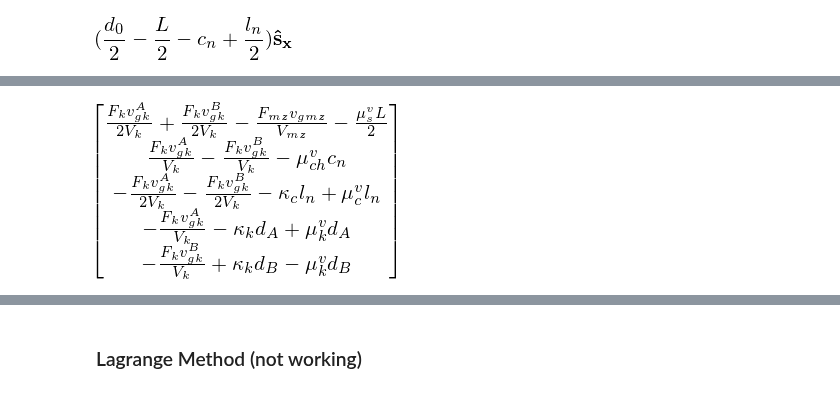
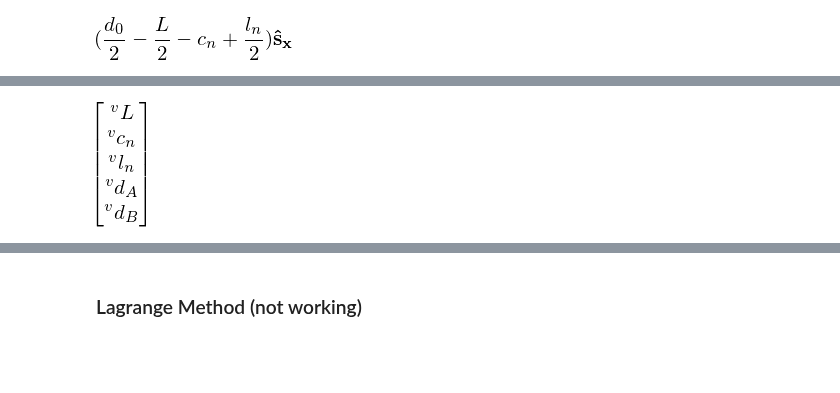
Before and after one commit to glyg/notebooks, a Jupyter notebook: kt_sim/sympy_dumb_spindle.ipynb, the cells around one changed output, grey strips where cells are left out. Cells and saved outputs as stored; diff of their text form; code cells hidden in the pictures; blank space fills up the shorter version.

```diff
--- a/kt_sim/sympy_dumb_spindle.ipynb
+++ b/kt_sim/sympy_dumb_spindle.ipynb
@@ -421,10 +422,10 @@ KM.kindiffdict()
+# %%
+KM.u
+# %% [output]
+[figure, added]
 # %%
 particles = [Particle('p{}'.format(point.name), point, 0) # zero mass
              for point in set(spindle.forcebalance['points'])]
 
 (fr, frstar) = KM.kanes_equations(spindle.forcebalance['forces'],
                                   particles)
-# %%
-fr
-# %% [output]
-[figure, removed]
```
Also changed, not shown: parts of 25 cells of this notebook, 1 other file.
